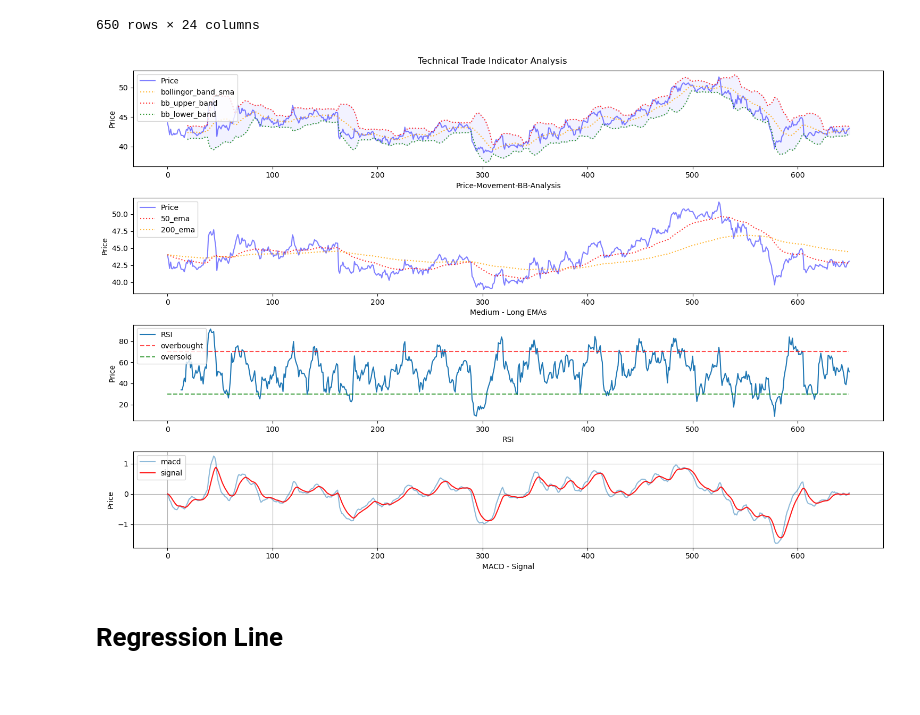
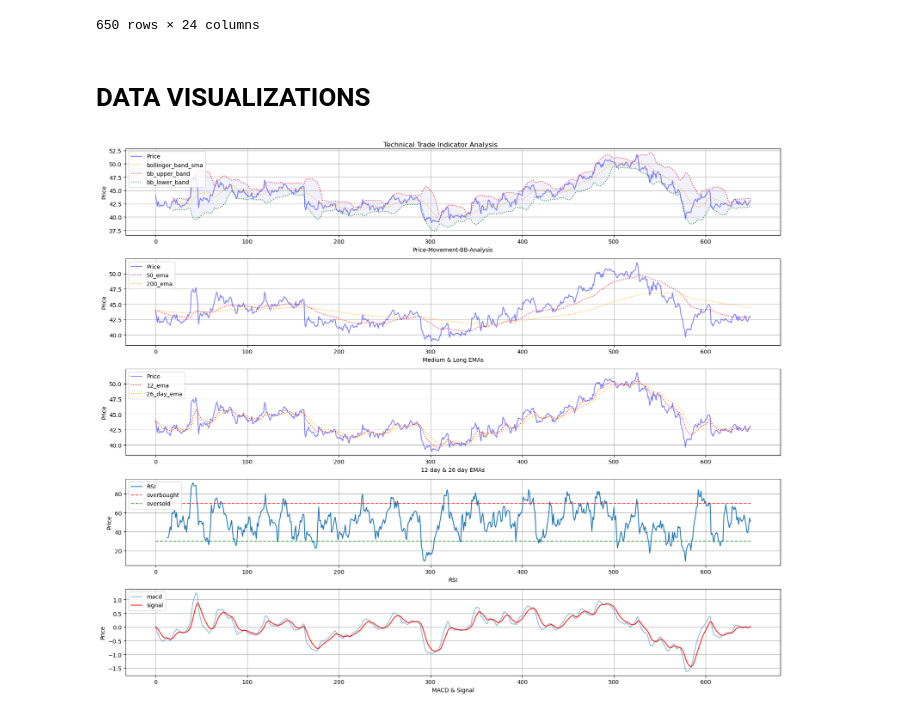
Before and after one commit to Deanw123outlook/Stocks-and-Shares, a Jupyter notebook: Trading Strategies/visuals.ipynb, the cells around one changed output. Saved outputs shown, nothing was run; the diff lists cells and outputs as text; code cells hidden in the pictures.

```diff
--- a/Trading Strategies/visuals.ipynb
+++ b/Trading Strategies/visuals.ipynb
@@ -120,53 +120,68 @@ df
 | 648 | 9848 | 2019-04-05 | 42.930000 | 0.200001 | 0.004681 | 1 | 42.580 | 44.021772 | ... |
 | 649 | 9849 | 2019-04-08 | 43.090000 | 0.160000 | 0.003727 | 1 | 42.654 | 44.020338 | ... |
 650 rows × 24 columns
+# %% [markdown]
+# DATA VISUALIZATIONS
 # %%
 # RSI's
 x1,y1 = [0,df.index[-1]],[70,70] # overbought
 x2,y2 = [0,df.index[-1]],[30,30] # oversold
 
 # (Subplots) ----- Sharing Y-AXIS
-fig, ax = plt.subplots(4, figsize = (15,10), sharey= False)
+fig, ax = plt.subplots(5, figsize = (17,14), sharey= False)
 fig.suptitle('Technical Trade Indicator Analysis', fontsize = 12)
-plt.grid(True)
+#plt.grid(True)
 
 #
 ax[0].plot(df['Close'],color='blue',label='Price',alpha=0.5)
 ax[0].plot(df['bollingor_band_sma'],label='bollingor_band_sma',alpha=0.8,linestyle=':',color='orange')
 ax[0].plot(df['bb_upper_band'],label='bb_upper_band',alpha=0.8,linestyle=':',color='red')
 ax[0].plot(df['bb_lower_band'],label='bb_lower_band',alpha=0.8,linestyle=':',color='green')
 ax[0].fill_between(x=df.index, y1=df['bb_upper_band'], y2=df['bb_lower_band'], color='blue', alpha=0.05)
-#
+
+# LONG MA's
 ax[1].plot(df['Close'],color='blue',label='Price',alpha=0.5)
 ax[1].plot(df['50ema'],label='50_ema',alpha=0.8,linestyle=':',color='red')
 ax[1].plot(df['200ema'],label='200_ema',alpha=0.8,linestyle=':',color='orange')
+
+# LONG MA's
+ax[2].plot(df['Close'],color='blue',label='Price',alpha=0.5)
+ax[2].plot(df['short_ema'],label='12_ema',alpha=0.8,linestyle=':',color='red')
+ax[2].plot(df['long_ema'],label='26_day_ema',alpha=0.8,linestyle=':',color='orange')
+
 #
-ax[2].plot(df['RSI'],label='RSI')
-ax[2].plot(x1, y1,label='overbought',color='red',alpha=0.7,linestyle='--')
-ax[2].plot(x2, y2,label='oversold',color='green',alpha=0.7,linestyle='--')
+ax[3].plot(df['RSI'],label='RSI')
+ax[3].plot(x1, y1,label='overbought',color='red',alpha=0.7,linestyle='--')
+ax[3].plot(x2, y2,label='oversold',color='green',alpha=0.7,linestyle='--')
+
 #
-ax[3].plot(df['macd'],label='macd',alpha=0.5)
-ax[3].plot(df['signal'],label='signal',color='red',alpha=0.9)
+ax[4].plot(df['macd'],label='macd',alpha=0.5)
+ax[4].plot(df['signal'],label='signal',color='red',alpha=0.9)
 
 # set x & y labels
 ax[0].set_xlabel('Price-Movement-BB-Analysis')
-ax[1].set_xlabel('Medium - Long EMAs')
-ax[2].set_xlabel('RSI')
-ax[3].set_xlabel('MACD - Signal')
+ax[1].set_xlabel('Medium & Long EMAs')
+ax[2].set_xlabel('12 day & 26 day EMAs')
+ax[3].set_xlabel('RSI')
+ax[4].set_xlabel('MACD & Signal')
 ax[0].set_ylabel('Price')
 ax[1].set_ylabel('Price')
 ax[2].set_ylabel('Price')
 ax[3].set_ylabel('Price')
+ax[4].set_ylabel('Price')
 
 #
 ax[0].legend(loc=2)
 ax[1].legend(loc=2)
 ax[2].legend(loc=2)
 ax[3].legend(loc=2)
+ax[4].legend(loc=2)
+
+# Iterate through all axes and enable grid
+for i in ax.flat:
+    i.grid(True)
 
 fig.tight_layout()
 plt.show()
 # %% [output]
-[figure, old version]
+[figure, new version]
-# %% [markdown]
-# Regression Line
```
Also changed, not shown: parts of 2 cells of this notebook, 1 other file.
